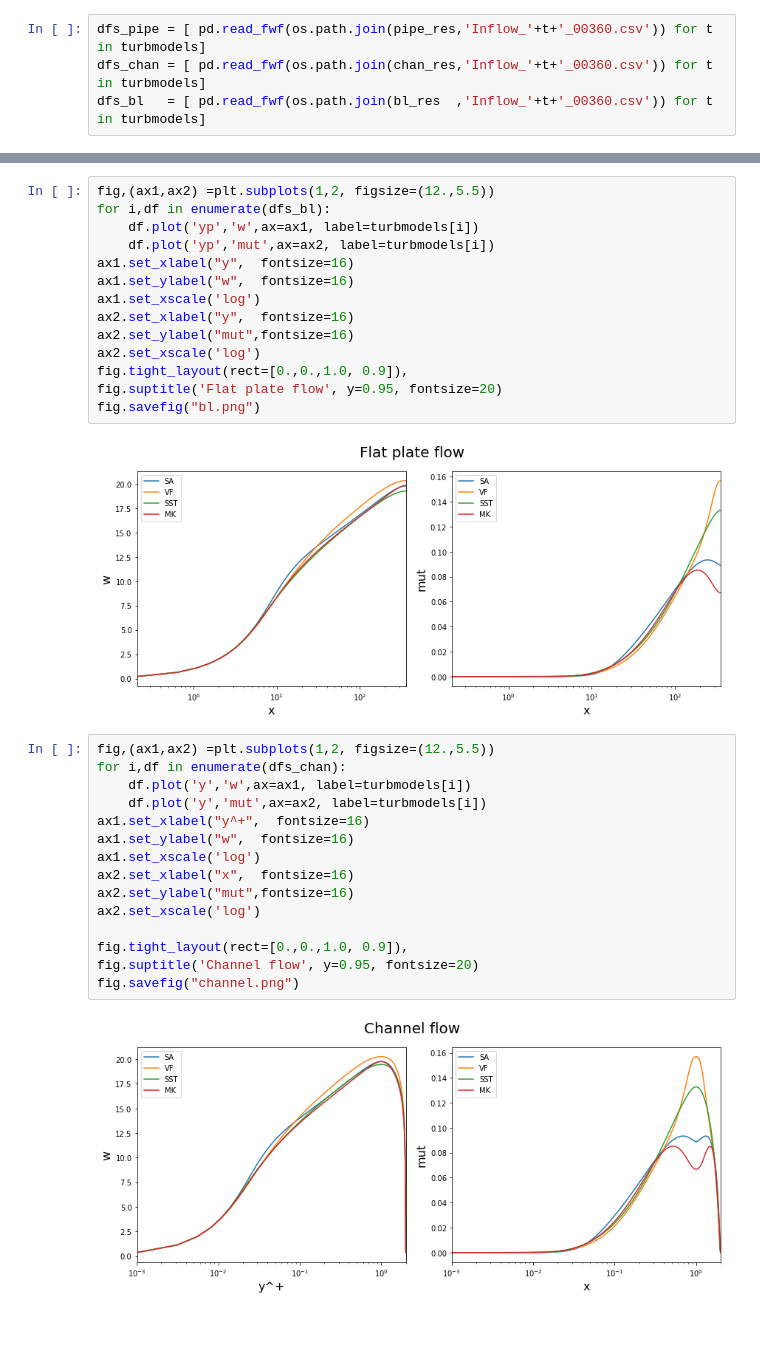
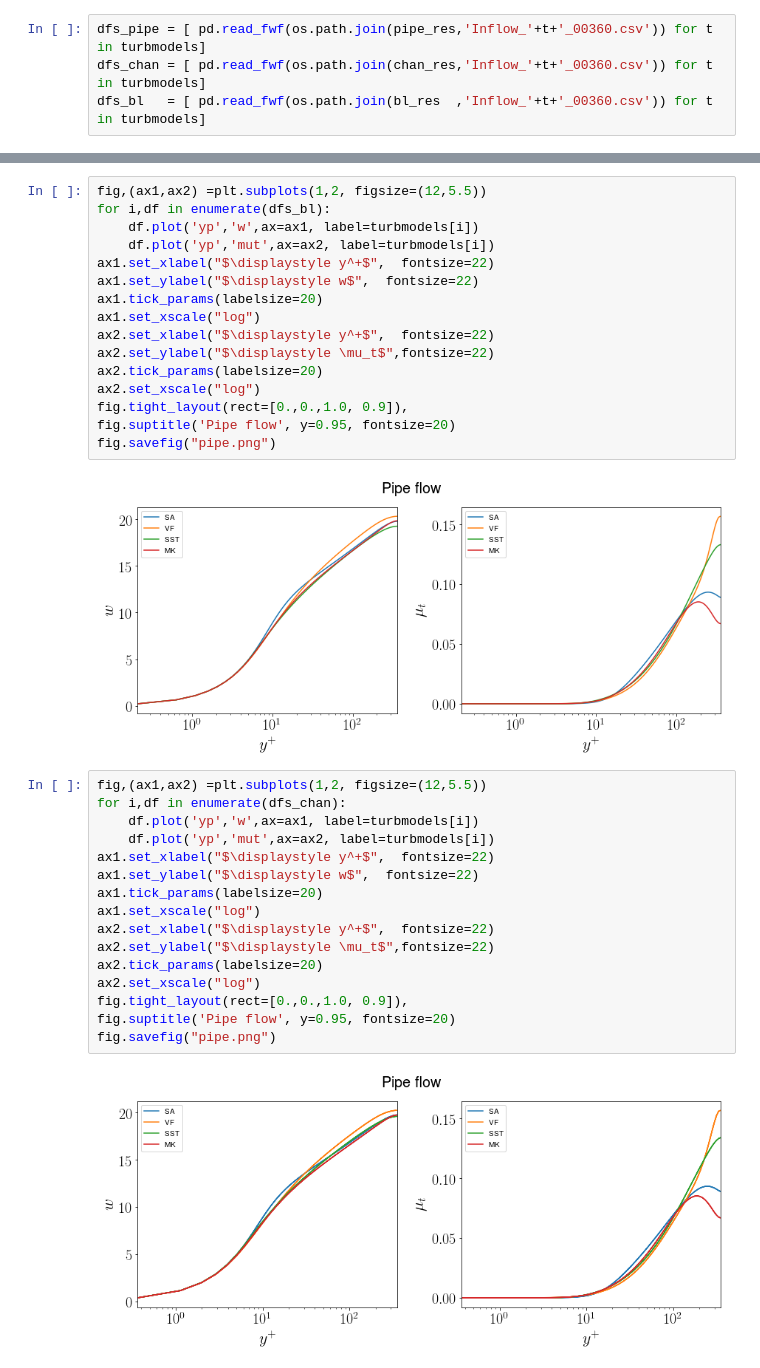
Before and after one commit to Fluid-Dynamics-Of-Energy-Systems-Team/RANS_pipe, a Jupyter notebook: notebooks/Validation.ipynb, the cells around one changed output, grey strips where cells are left out. Cells and saved outputs as stored; diff of their text form; blank space fills up the shorter version.

```diff
--- a/notebooks/Validation.ipynb
+++ b/notebooks/Validation.ipynb
@@ -51,33 +41,36 @@ fig.savefig("pipe.png")
 # %%
-fig,(ax1,ax2) =plt.subplots(1,2, figsize=(12.,5.5))
+fig,(ax1,ax2) =plt.subplots(1,2, figsize=(12,5.5))
 for i,df in enumerate(dfs_bl):
     df.plot('yp','w',ax=ax1, label=turbmodels[i])
     df.plot('yp','mut',ax=ax2, label=turbmodels[i])
-ax1.set_xlabel("y",  fontsize=16)
-ax1.set_ylabel("w",  fontsize=16)
-ax1.set_xscale('log')
-ax2.set_xlabel("y",  fontsize=16)
-ax2.set_ylabel("mut",fontsize=16)
-ax2.set_xscale('log')
+ax1.set_xlabel("$\displaystyle y^+$",  fontsize=22)
+ax1.set_ylabel("$\displaystyle w$",  fontsize=22)
+ax1.tick_params(labelsize=20)
+ax1.set_xscale("log")
+ax2.set_xlabel("$\displaystyle y^+$",  fontsize=22)
+ax2.set_ylabel("$\displaystyle \mu_t$",fontsize=22)
+ax2.tick_params(labelsize=20)
+ax2.set_xscale("log")
 fig.tight_layout(rect=[0.,0.,1.0, 0.9]),
-fig.suptitle('Flat plate flow', y=0.95, fontsize=20)
-fig.savefig("bl.png")
+fig.suptitle('Pipe flow', y=0.95, fontsize=20)
+fig.savefig("pipe.png")
 # %% [output]
-[figure, old version]
+[figure, new version]
 # %%
-fig,(ax1,ax2) =plt.subplots(1,2, figsize=(12.,5.5))
+fig,(ax1,ax2) =plt.subplots(1,2, figsize=(12,5.5))
 for i,df in enumerate(dfs_chan):
-    df.plot('y','w',ax=ax1, label=turbmodels[i])
-    df.plot('y','mut',ax=ax2, label=turbmodels[i])
-ax1.set_xlabel("y^+",  fontsize=16)
-ax1.set_ylabel("w",  fontsize=16)
-ax1.set_xscale('log')
-ax2.set_xlabel("x",  fontsize=16)
-ax2.set_ylabel("mut",fontsize=16)
-ax2.set_xscale('log')
-
+    df.plot('yp','w',ax=ax1, label=turbmodels[i])
+    df.plot('yp','mut',ax=ax2, label=turbmodels[i])
+ax1.set_xlabel("$\displaystyle y^+$",  fontsize=22)
+ax1.set_ylabel("$\displaystyle w$",  fontsize=22)
+ax1.tick_params(labelsize=20)
+ax1.set_xscale("log")
+ax2.set_xlabel("$\displaystyle y^+$",  fontsize=22)
+ax2.set_ylabel("$\displaystyle \mu_t$",fontsize=22)
+ax2.tick_params(labelsize=20)
+ax2.set_xscale("log")
 fig.tight_layout(rect=[0.,0.,1.0, 0.9]),
-fig.suptitle('Channel flow', y=0.95, fontsize=20)
-fig.savefig("channel.png")
+fig.suptitle('Pipe flow', y=0.95, fontsize=20)
+fig.savefig("pipe.png")
 # %% [output]
-[figure, old version]
+[figure, new version]
```
Also changed, not shown: parts of 4 cells of this notebook, 9 other files.
